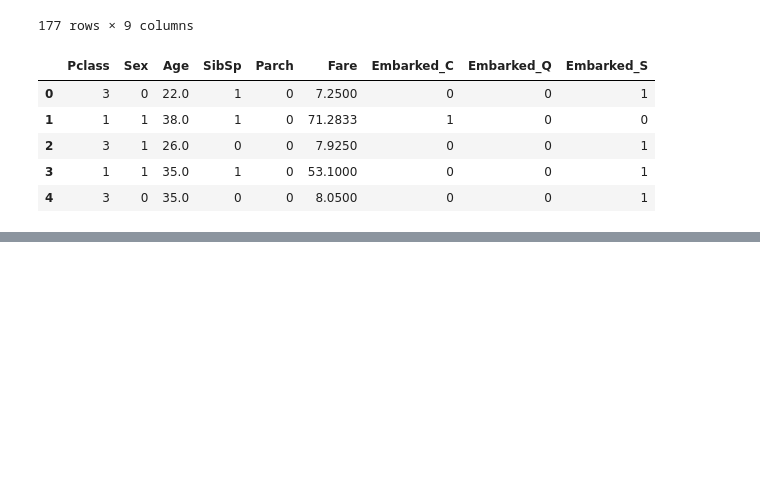
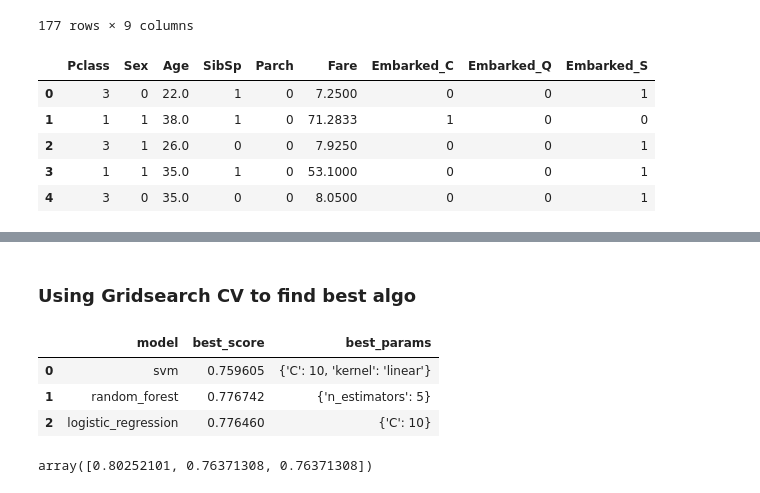
Before and after one commit to gbisht1947/titanic-survival.predictor, a Jupyter notebook: titanic.ipynb, the cells around one changed output, grey strips where cells are left out. Cells and saved outputs as stored; diff of their text form; code cells hidden in the pictures; blank space fills up the shorter version.

```diff
--- a/titanic.ipynb
+++ b/titanic.ipynb
@@ -145,0 +153,53 @@ model.score(X_test,y_test)
+# %% [markdown]
+### Using Gridsearch CV to find best algo
+# %%
+from sklearn.model_selection import GridSearchCV
+from sklearn import svm
+from sklearn.ensemble import RandomForestClassifier
+from sklearn.linear_model import LogisticRegression
+
+model_params = {
+    'svm': {
+        'model': svm.SVC(gamma='auto'),
+        'params' : {
+            'C': [1,10,20],
+            'kernel': ['rbf','linear']
+        }
+    },
+    'random_forest': {
+        'model': RandomForestClassifier(),
+        'params' : {
+            'n_estimators': [1,5,10]
+        }
+    },
+    'logistic_regression' : {
+        'model': LogisticRegression(solver='liblinear',multi_class='auto'),
+        'params': {
+            'C': [1,5,10]
+        }
+    }
+}
+# %%
+scores = []
+
+for model_name, mp in model_params.items():
+    clf =  GridSearchCV(mp['model'], mp['params'], cv=3, return_train_score=False)
+    clf.fit(X_test, y_test)
+    scores.append({
+        'model': model_name,
+        'best_score': clf.best_score_,
+        'best_params': clf.best_params_
+    })
+
+df = pd.DataFrame(scores,columns=['model','best_score','best_params'])
+df
+# %% [output]
+|  | model | best_score | best_params |
+| 0 | svm | 0.759605 | {'C': 10, 'kernel': 'linear'} |
+| 1 | random_forest | 0.776742 | {'n_estimators': 5} |
+| 2 | logistic_regression | 0.776460 | {'C': 10} |
+# %%
+from sklearn.model_selection import cross_val_score
+cross_val_score(RandomForestClassifier(n_estimators=5),X_train, y_train,cv=3)
+# %% [output]
+array([0.80252101, 0.76371308, 0.76371308])
```
Also changed, not shown: parts of 10 cells of this notebook.
